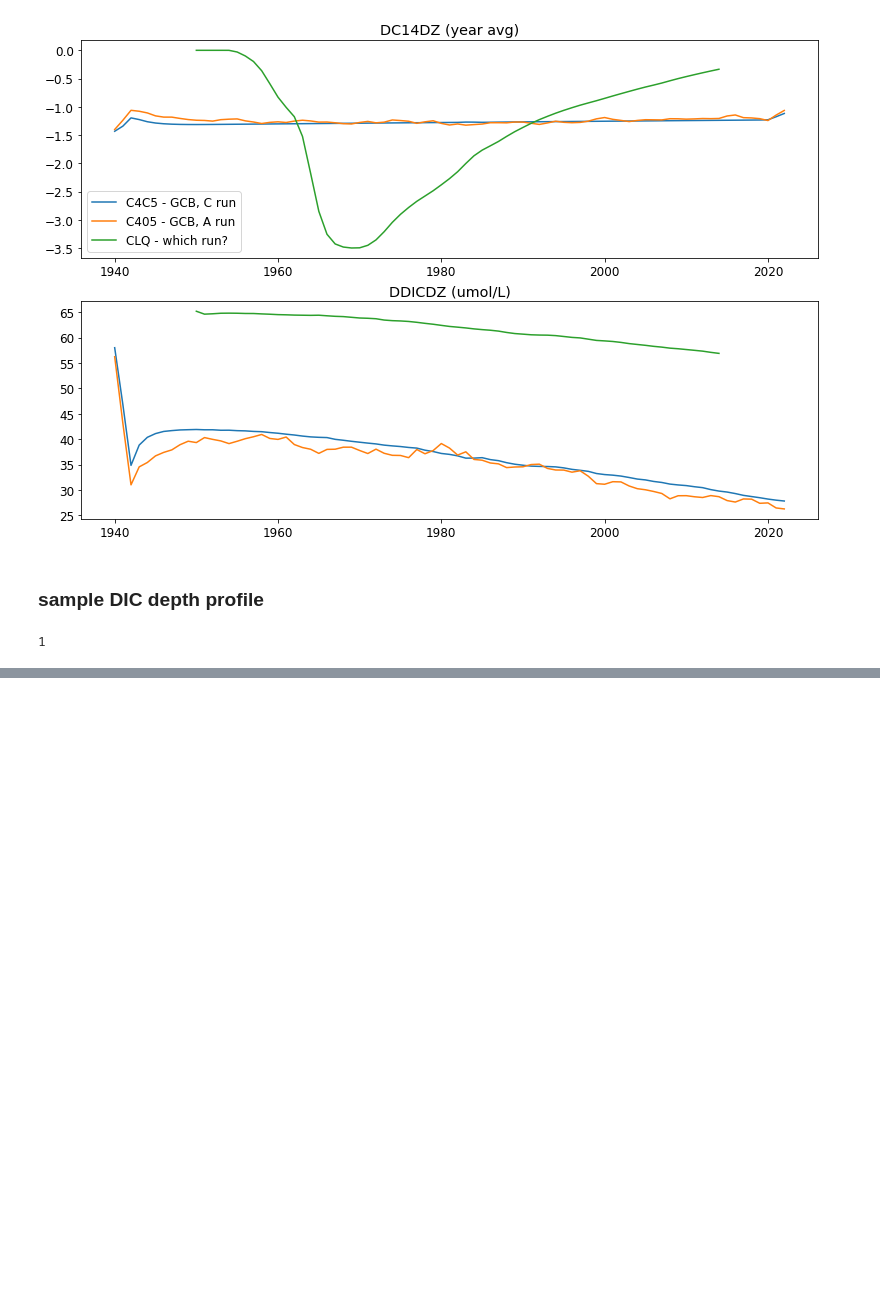
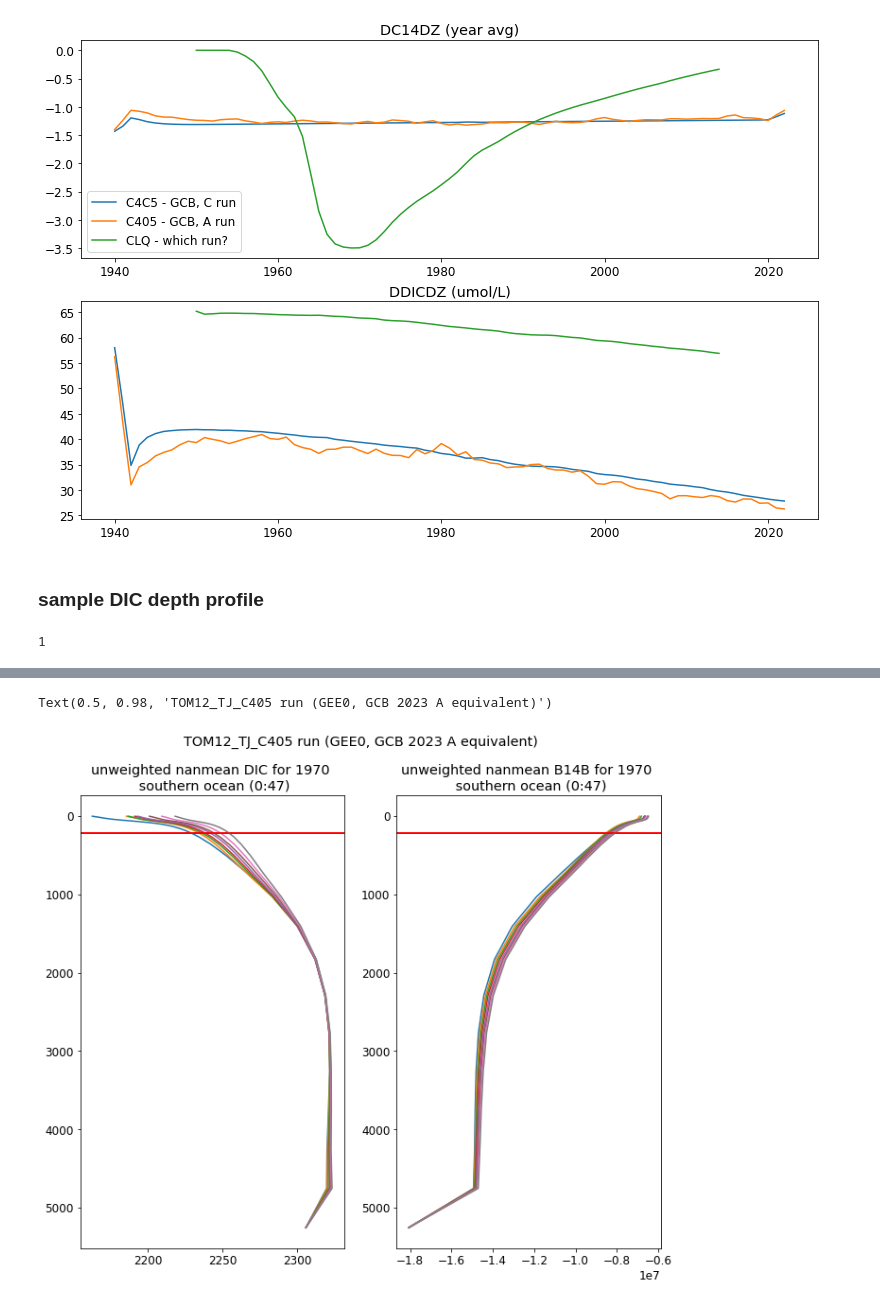
Before and after one commit to tjarnikova/SOZONE, a Jupyter notebook: C14/make_verticalgradient.ipynb, the cells around one changed output, grey strips where cells are left out. Saved outputs shown, nothing was run; the diff lists cells and outputs as text; code cells hidden in the pictures; blank space fills up the shorter version.

```diff
--- a/C14/make_verticalgradient.ipynb
+++ b/C14/make_verticalgradient.ipynb
@@ -363,0 +455,42 @@ Text(0.5, 0.98, 'TOM12_TJ_C405 run (GEE0, GCB 2023 A equivalent)')
+# %%
+
+fact = 1.1
+fig, axs = plt.subplots(1,2, figsize=(10*fact, 8*fact), facecolor='w', edgecolor='k')
+axs = axs.ravel()
+
+yrs = np.arange(1940,2020,10)
+
+for i in yrs:
+
+    w = xr.open_dataset(f'/gpfs/data/greenocean/software/runs/TOM12_TJ_C405/ORCA2_1m_{i}0101_{i}1231_ptrc_T.nc')
+
+    DIC = w.DIC.values
+    DIC[DIC == 0] = np.nan
+    DICmn = np.nanmean(DIC, axis = 0)
+    DICmn2 = np.nanmean(np.nanmean(DICmn[:,0:47,:], axis = 1), axis = 1) * 1e6
+
+    B14B = w.B14B.values
+    B14B[B14B == 0] = np.nan
+    B14Bmn = np.nanmean(B14B, axis = 0)
+    B14Bmn2 = np.nanmean(np.nanmean(B14Bmn[:,0:47,:], axis = 1), axis = 1) * 1e6
+
+
+
+    axs[0].plot(DICmn2, w.deptht, label = f'y {i}')
+
+    axs[0].axhline(y = w.deptht[16], color = 'r')
+    axs[0].set_title('unweighted nanmean DIC for 1970 \n southern ocean (0:47)')
+
+    axs[1].plot(B14Bmn2, w.deptht, label = f'y {i}')
+    axs[1].invert_yaxis()
+    axs[1].axhline(y = w.deptht[16], color = 'r')
+    axs[1].set_title('unweighted nanmean B14B for 1970 \n southern ocean (0:47)')
+
+
+axs[0].invert_yaxis()
+axs[1].invert_yaxis()
+
+plt.suptitle('TOM12_TJ_C405 run (GEE0, GCB 2023 A equivalent)')
+# %% [output]
+Text(0.5, 0.98, 'TOM12_TJ_C405 run (GEE0, GCB 2023 A equivalent)')
+[figure, added]
```
Also changed, not shown: parts of 7 cells of this notebook, 53 other files.
